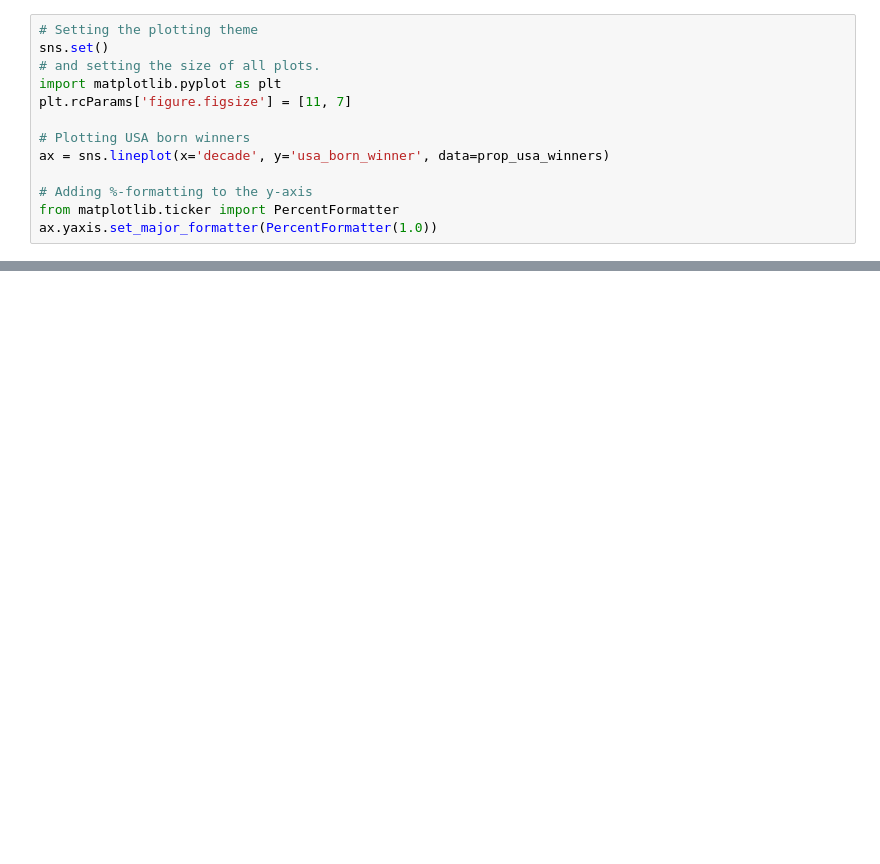
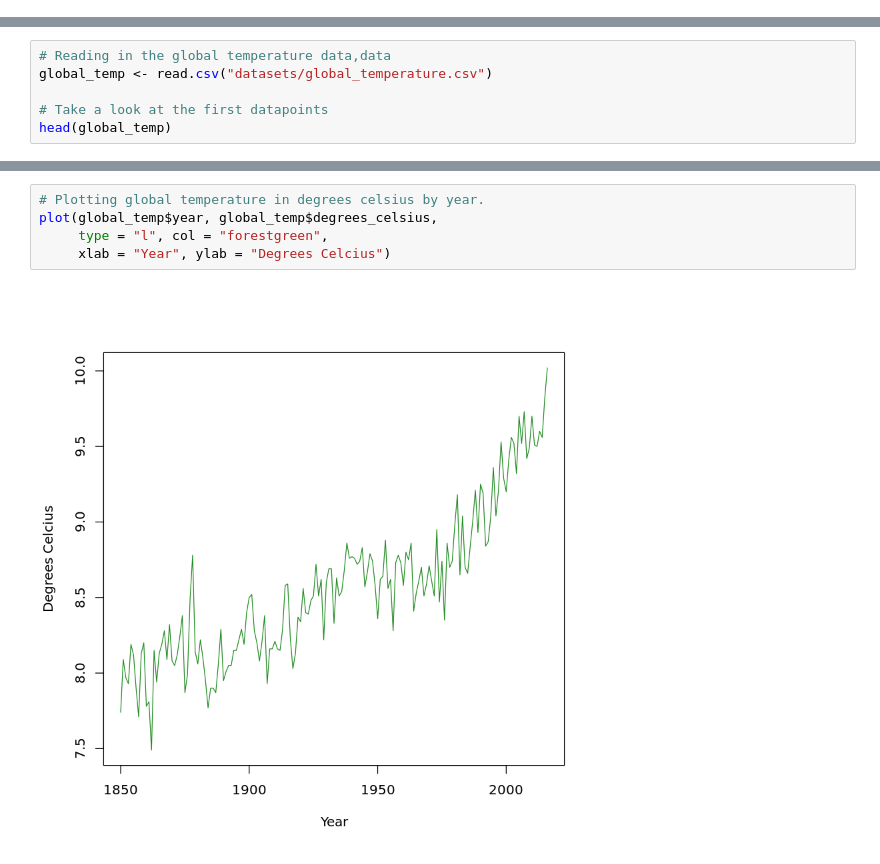
Before and after one commit to rayhanozzy/Datacamp, a Jupyter notebook: notebook.ipynb, the cells around one changed output, grey strips where cells are left out. Cells and saved outputs as stored; diff of their text form; blank space fills up the shorter version.

```diff
--- a/notebook.ipynb
+++ b/notebook.ipynb
@@ -83,13 +0,0 @@ prop_usa_winners
-# %%
-# Setting the plotting theme
-sns.set()
-# and setting the size of all plots.
-import matplotlib.pyplot as plt
-plt.rcParams['figure.figsize'] = [11, 7]
-
-# Plotting USA born winners
-ax = sns.lineplot(x='decade', y='usa_born_winner', data=prop_usa_winners)
-
-# Adding %-formatting to the y-axis
-from matplotlib.ticker import PercentFormatter
-ax.yaxis.set_major_formatter(PercentFormatter(1.0))
@@ -197,0 +29,6 @@ youngest_winner = 'Malala Yousafzai'
+# %%
+# Reading in the global temperature data,data
+global_temp <- read.csv("datasets/global_temperature.csv")
+
+# Take a look at the first datapoints
+head(global_temp)
@@ -197,0 +49,7 @@ youngest_winner = 'Malala Yousafzai'
+# %%
+# Plotting global temperature in degrees celsius by year.
+plot(global_temp$year, global_temp$degrees_celsius,
+     type = "l", col = "forestgreen",
+     xlab = "Year", ylab = "Degrees Celcius")
+# %% [output]
+[figure, added]
```
Also changed, not shown: parts of 33 cells of this notebook, 3 other files.
